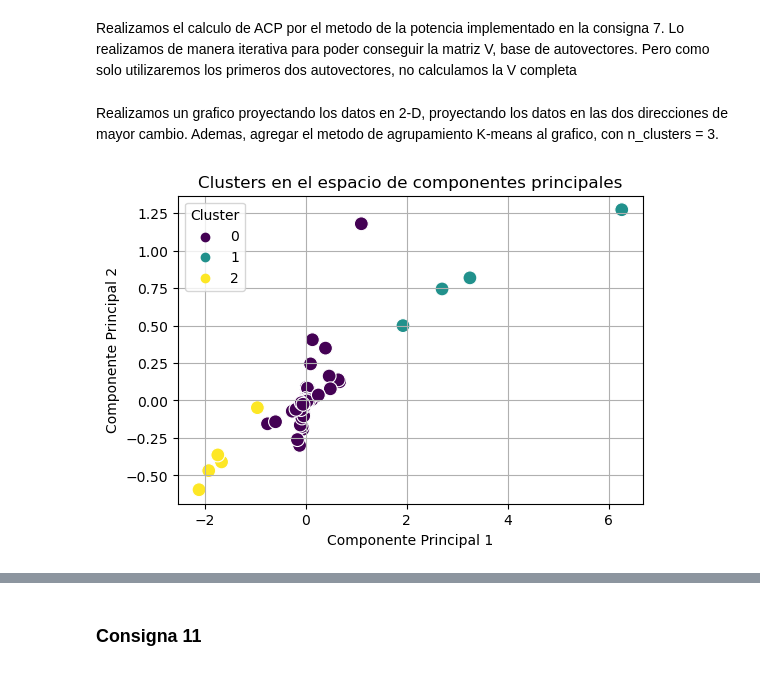
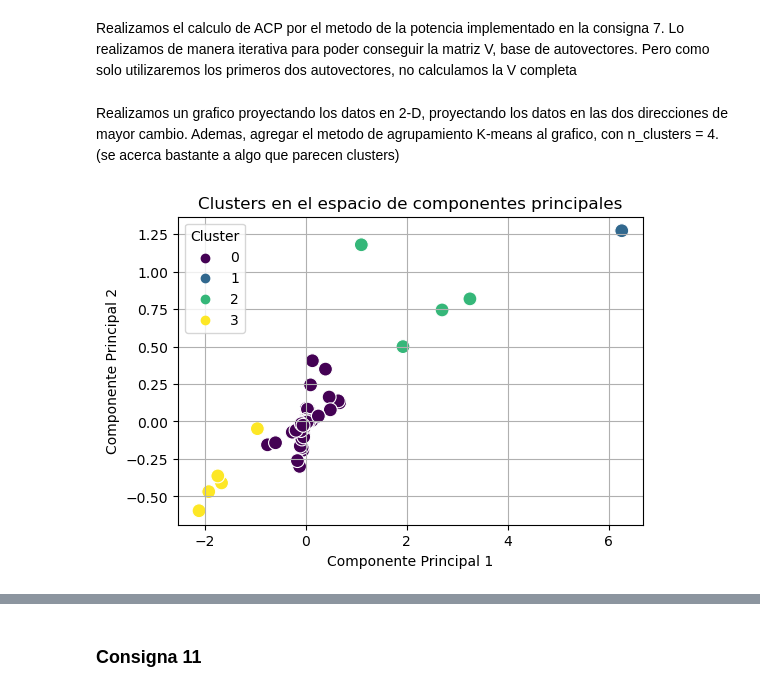
Before and after one commit to Nicowkra/ALC_TP2, a Jupyter notebook: grupo_gr05_TP2.ipynb, the cells around one changed output, grey strips where cells are left out. Cells and saved outputs as stored; diff of their text form; code cells hidden in the pictures.

```diff
--- a/grupo_gr05_TP2.ipynb
+++ b/grupo_gr05_TP2.ipynb
@@ -256,15 +256,6 @@ H = A @ np.linalg.inv(np.identity(A.shape[0]) - A)
 # %% [markdown]
 Realizamos el calculo de ACP por el metodo de la potencia implementado en la consigna 7. Lo realizamos de manera iterativa para poder conseguir la matriz V, base de autovectores. Pero como solo utilizaremos los primeros dos autovectores, no calculamos la V completa
 # %%
-def centrarDatos(matriz):
-    # Centramos los datos
-    d, n = matriz.shape
-    m = np.mean(matriz.values, axis=1)  # Asegúrate de que m sea un array de numpy
-
-    X = matriz.values - np.tile(m.reshape((len(m), 1)), (1, n))  # Usa data.values para obtener el array de numpy
-    Mcov = np.dot(X, X.T) / n  # Covariance Matrix
-    return X, Mcov
-
 def PrimerasNColumnasDeV_con_mP(matriz, n):
     d, _ = matriz.shape
     V = []  # Lista para almacenar los autovectores
@@ -273,46 +264,41 @@ def PrimerasNColumnasDeV_con_mP(matriz, n):
     for i in range(n):
         # Crear un vector inicial aleatorio
         vect = create(d)
-
         # Usamos Hotelling para obtener el autovector
         aval, vect = Hotelling(matriz_iterada, vect, valor)
-
         # Normalizamos el autovector
         vectEstrella = f.vectorEstrella(vect)
-
         # Actualizamos la matriz iterada (descontamos el componente encontrado)
         matriz_iterada -= aval * np.outer(vect, vectEstrella)
-
         # Añadimos el autovector encontrado a la lista
         V.append(vect)
+    return np.array(V).T  # Devolvemos las primeras N columnas de V como una matriz
 
-    return np.array(V)  # Devolvemos las primeras N columnas de V como una matriz
-
-X, Mcov = centrarDatos(H)
-V1 = PrimerasNColumnasDeV_con_mP(Mcov,2)
+X, Mcov = f.centrarDatos(H)
+V = PrimerasNColumnasDeV_con_mP(Mcov,2)
 # %% [markdown]
 Realizamos un grafico proyectando los datos en 2-D, proyectando los datos en las dos direcciones de mayor cambio.
-Ademas, agregar el metodo de agrupamiento K-means al grafico, con n_clusters = 3.
+Ademas, agregar el metodo de agrupamiento K-means al grafico, con n_clusters = 4. (se acerca bastante a algo que parecen clusters)
 # %%
 # Proyectar los datos en las dos primeras componentes principales
 X_reducido = X @ V[:, :2]  # Transponer X para que las observaciones sean filas
 
 # Aplicar K-means para encontrar clusters
-kmeans = KMeans(n_clusters=3, random_state=42)  # Puedes ajustar el número de clusters
+kmeans = KMeans(n_clusters=4, random_state=42)  # Puedes ajustar el número de clusters
 clusters = kmeans.fit_predict(X_reducido)
 
 # Convertir el resultado a un DataFrame para facilitar la visualización
 df_clusters = pd.DataFrame(X_reducido, columns=['Componente 1', 'Componente 2'])
 df_clusters['Cluster'] = clusters
 
 # Graficar los resultados
 plt.figure(figsize=(6, 4))
 sns.scatterplot(data=df_clusters, x='Componente 1', y='Componente 2', hue='Cluster', palette='viridis', s=100)
 plt.title('Clusters en el espacio de componentes principales')
 plt.xlabel('Componente Principal 1')
 plt.ylabel('Componente Principal 2')
 plt.legend(title='Cluster')
 plt.grid(True)
 plt.show()
 # %% [output]
-[figure, old version]
+[figure, new version]
```
Also changed, not shown: parts of 9 cells of this notebook, 1 other file.
